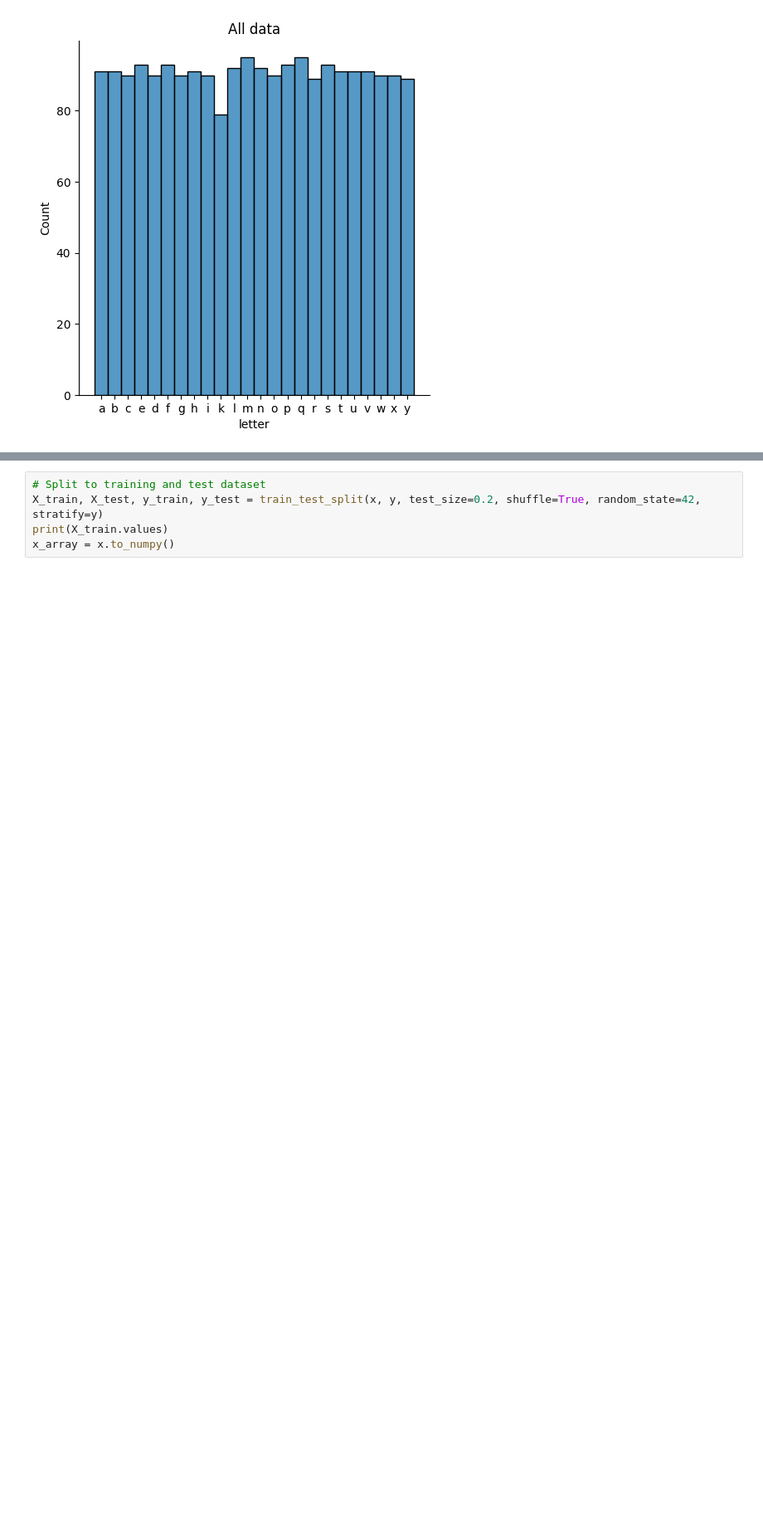
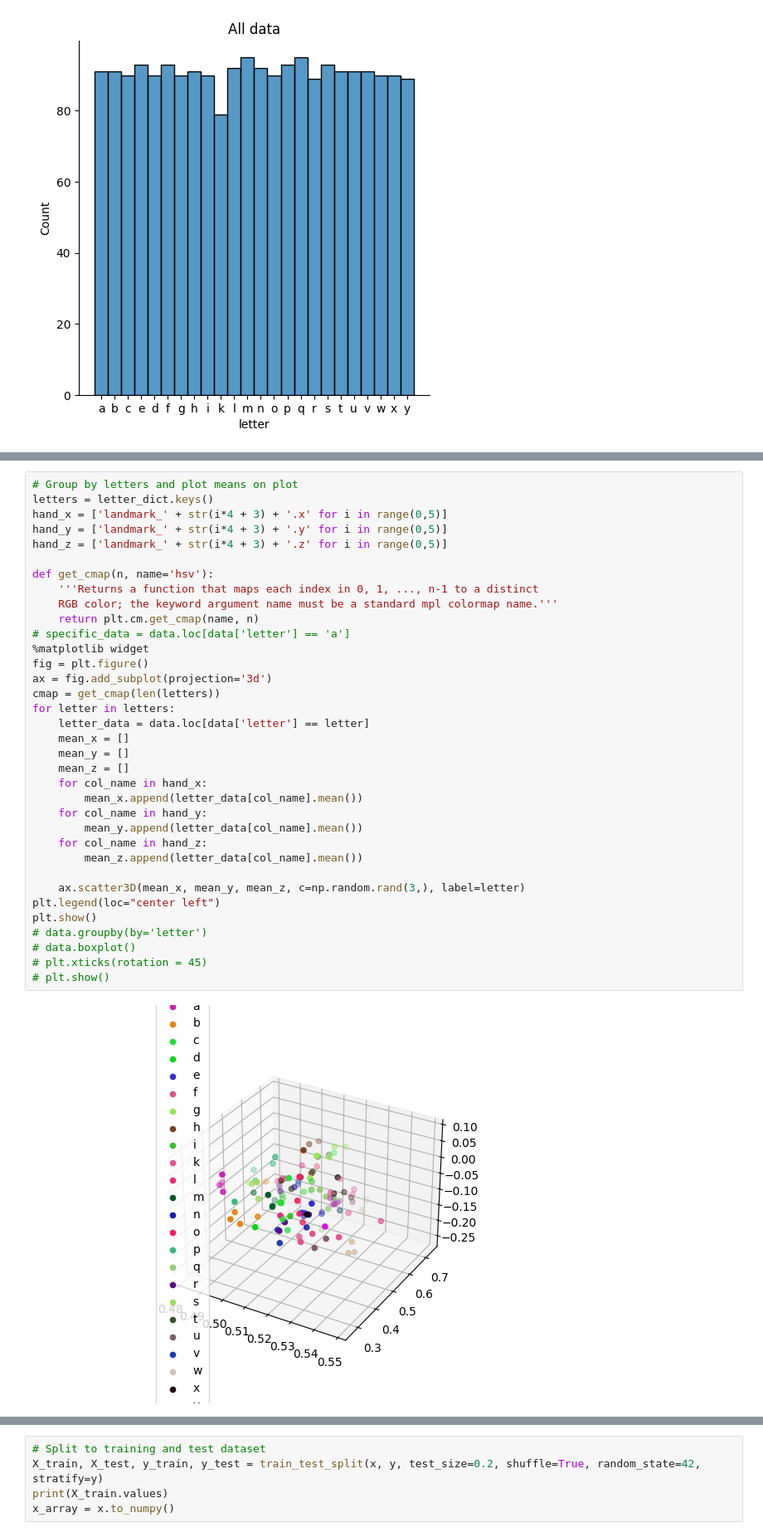
Before and after one commit to SzymKwiatkowski/HandSignsRecognition, a Jupyter notebook: lookup_data.ipynb, the cells around one changed output, grey strips where cells are left out. Shown at 83% size. Saved outputs shown, nothing was run; the diff lists cells and outputs as text; blank space fills up the shorter version.

```diff
--- a/lookup_data.ipynb
+++ b/lookup_data.ipynb
@@ -138,0 +169,37 @@ Text(0.5, 1.0, 'All data')
+# %%
+# Group by letters and plot means on plot
+letters = letter_dict.keys()
+hand_x = ['landmark_' + str(i*4 + 3) + '.x' for i in range(0,5)]
+hand_y = ['landmark_' + str(i*4 + 3) + '.y' for i in range(0,5)]
+hand_z = ['landmark_' + str(i*4 + 3) + '.z' for i in range(0,5)]
+
+def get_cmap(n, name='hsv'):
+    '''Returns a function that maps each index in 0, 1, ..., n-1 to a distinct
+    RGB color; the keyword argument name must be a standard mpl colormap name.'''
+    return plt.cm.get_cmap(name, n)
+# specific_data = data.loc[data['letter'] == 'a']
+%matplotlib widget
+fig = plt.figure()
+ax = fig.add_subplot(projection='3d')
+cmap = get_cmap(len(letters))
+for letter in letters:
+    letter_data = data.loc[data['letter'] == letter]
+    mean_x = []
+    mean_y = []
+    mean_z = []
+    for col_name in hand_x:
+        mean_x.append(letter_data[col_name].mean())
+    for col_name in hand_y:
+        mean_y.append(letter_data[col_name].mean())
+    for col_name in hand_z:
+        mean_z.append(letter_data[col_name].mean())
+
+    ax.scatter3D(mean_x, mean_y, mean_z, c=np.random.rand(3,), label=letter)
+plt.legend(loc="center left")
+plt.show()
+# data.groupby(by='letter')
+# data.boxplot()
+# plt.xticks(rotation = 45)
+# plt.show()
+# %% [output]
+[figure, added]
```
Also changed, not shown: parts of 5 cells of this notebook, 13 other files.
